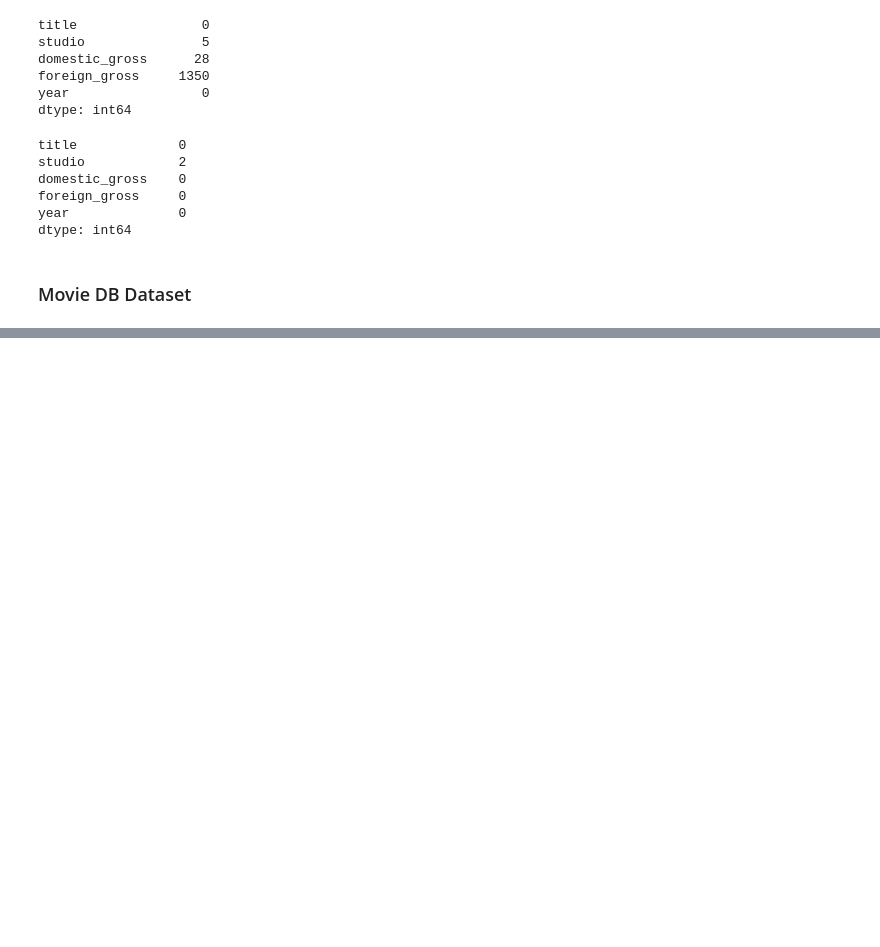
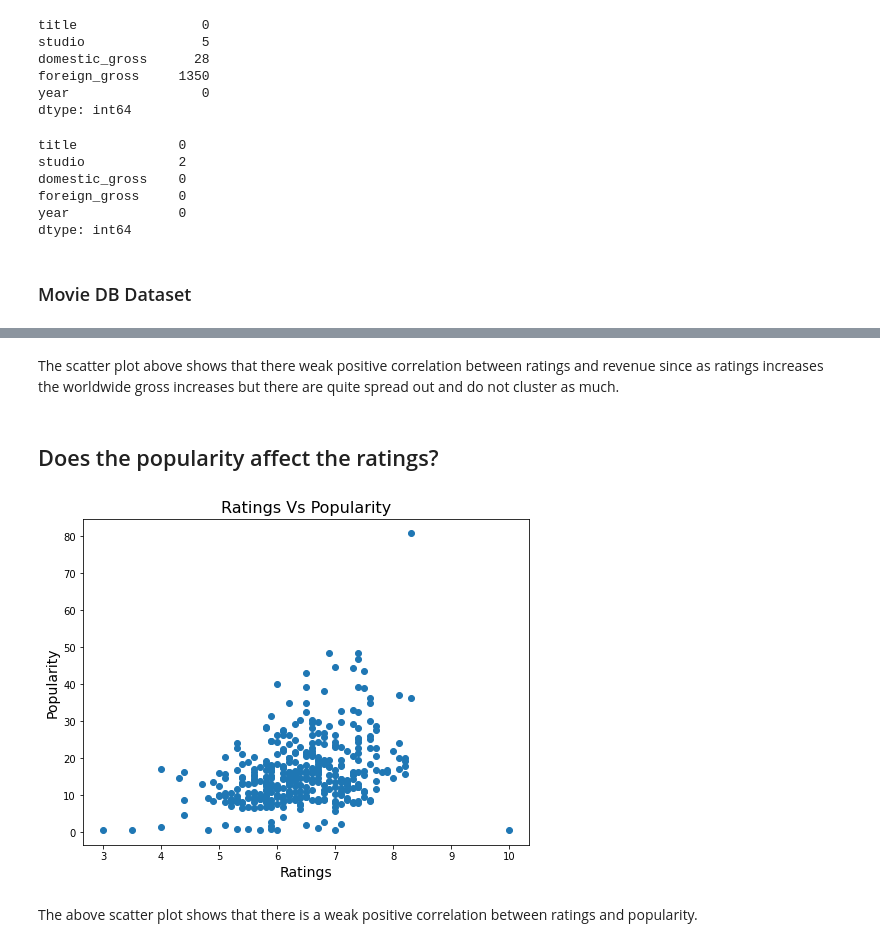
Before and after one commit to Terry1506/dsc-phase-1-project-v2-4, a Jupyter notebook: student.ipynb, the cells around one changed output, grey strips where cells are left out. Cells and saved outputs as stored; diff of their text form; code cells hidden in the pictures; blank space fills up the shorter version.

```diff
--- a/student.ipynb
+++ b/student.ipynb
@@ -337,0 +1037,24 @@ tmdb_movie.head(5)
+# %% [markdown]
+The scatter plot above shows that there weak positive correlation between ratings and revenue since as ratings increases the worldwide gross increases but there are quite spread out and do not cluster as much.
+# %% [markdown]
+## Does the popularity  affect the ratings?
+# %%
+# plotting a scatterplot
+
+fig, ax= plt.subplots(figsize=(8,6))
+
+
+
+x = final_df['vote_average']
+y = final_df['popularity']
+
+ax.scatter(x,y)
+
+ax.set_title('Ratings Vs Popularity', fontsize=16)
+ax.set_xlabel("Ratings",fontsize=14)
+ax.set_ylabel("Popularity", fontsize=14)
+fig.savefig('Ratings vs Popularity.png');
+# %% [output]
+[figure, added]
+# %% [markdown]
+The above scatter plot shows that there is a weak positive correlation between ratings and popularity.
```
Also changed, not shown: parts of 75 cells of this notebook, 1 other file.
